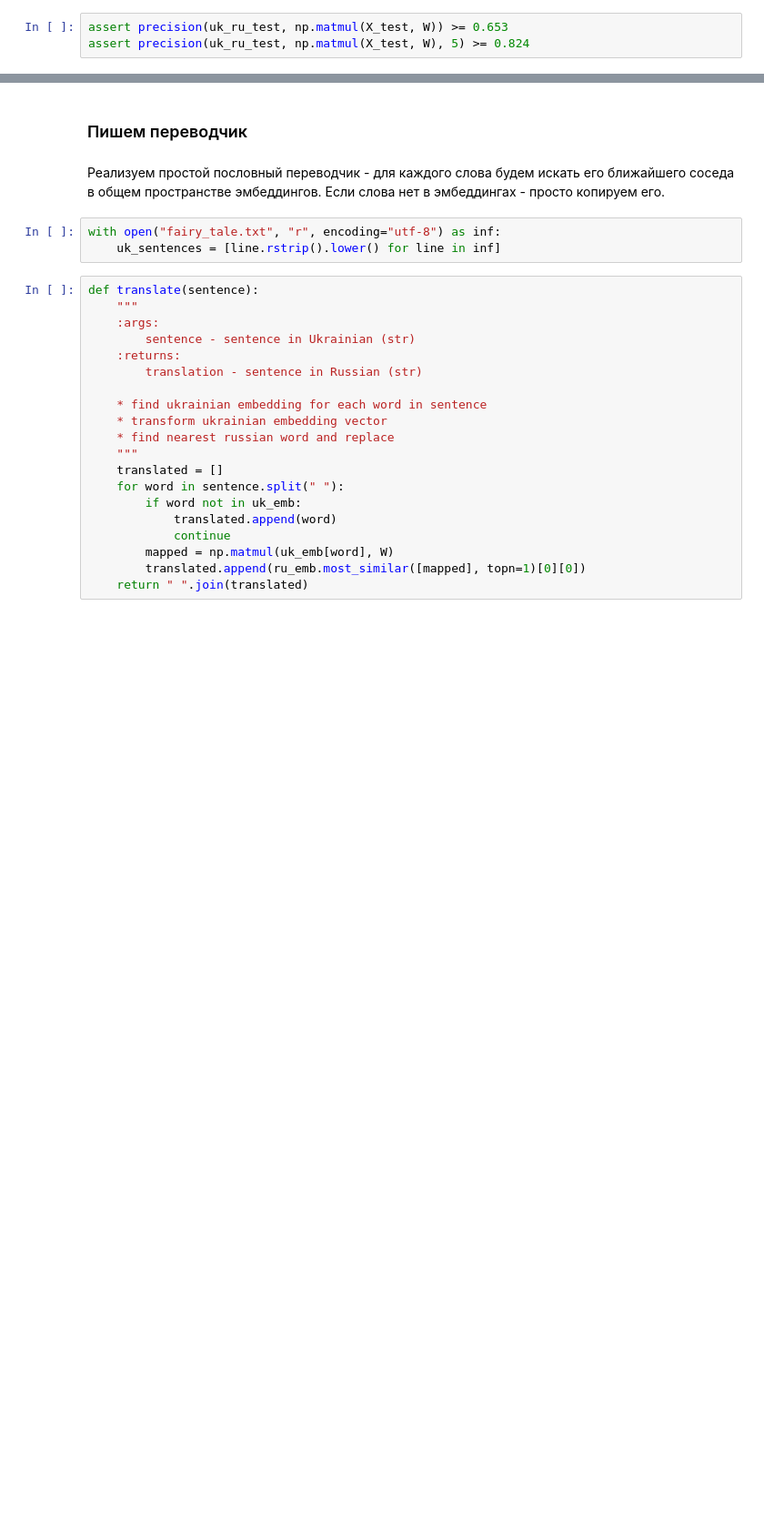
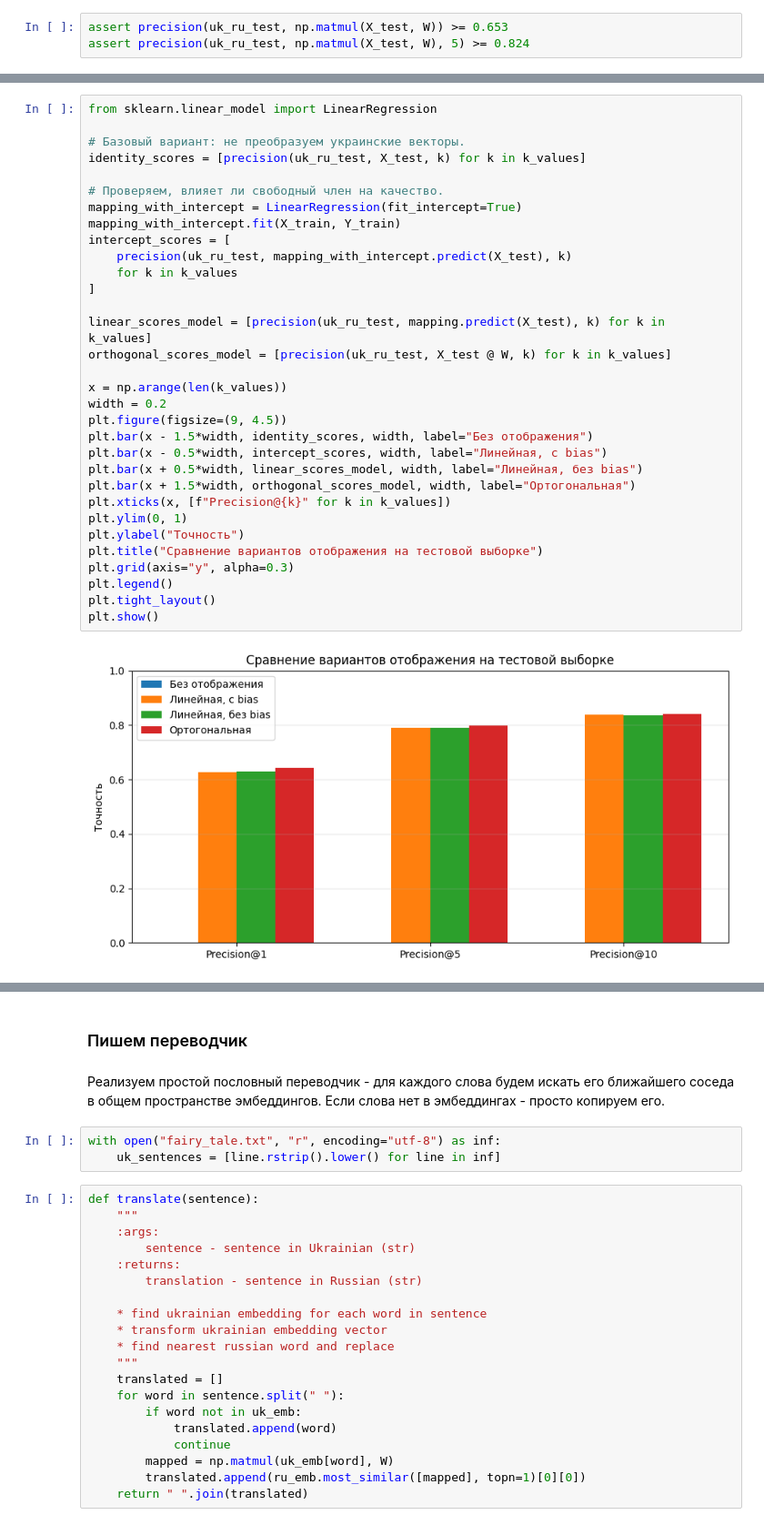
Before and after one commit to tixomirof/mo3_team_colabs, a Jupyter notebook: practices/Practice02_translate-colab.ipynb, the cells around one changed output, grey strips where cells are left out. Shown at 91% size. Cells and saved outputs as stored; diff of their text form; blank space fills up the shorter version.

```diff
--- a/practices/Practice02_translate-colab.ipynb
+++ b/practices/Practice02_translate-colab.ipynb
@@ -244,0 +280,34 @@ assert precision(uk_ru_test, np.matmul(X_test, W), 5) >= 0.824
+# %%
+from sklearn.linear_model import LinearRegression
+
+# Базовый вариант: не преобразуем украинские векторы.
+identity_scores = [precision(uk_ru_test, X_test, k) for k in k_values]
+
+# Проверяем, влияет ли свободный член на качество.
+mapping_with_intercept = LinearRegression(fit_intercept=True)
+mapping_with_intercept.fit(X_train, Y_train)
+intercept_scores = [
+    precision(uk_ru_test, mapping_with_intercept.predict(X_test), k)
+    for k in k_values
+]
+
+linear_scores_model = [precision(uk_ru_test, mapping.predict(X_test), k) for k in k_values]
+orthogonal_scores_model = [precision(uk_ru_test, X_test @ W, k) for k in k_values]
+
+x = np.arange(len(k_values))
+width = 0.2
+plt.figure(figsize=(9, 4.5))
+plt.bar(x - 1.5*width, identity_scores, width, label="Без отображения")
+plt.bar(x - 0.5*width, intercept_scores, width, label="Линейная, с bias")
+plt.bar(x + 0.5*width, linear_scores_model, width, label="Линейная, без bias")
+plt.bar(x + 1.5*width, orthogonal_scores_model, width, label="Ортогональная")
+plt.xticks(x, [f"Precision@{k}" for k in k_values])
+plt.ylim(0, 1)
+plt.ylabel("Точность")
+plt.title("Сравнение вариантов отображения на тестовой выборке")
+plt.grid(axis="y", alpha=0.3)
+plt.legend()
+plt.tight_layout()
+plt.show()
+# %% [output]
+[figure, added]
```
Also changed, not shown: parts of 11 cells of this notebook.
